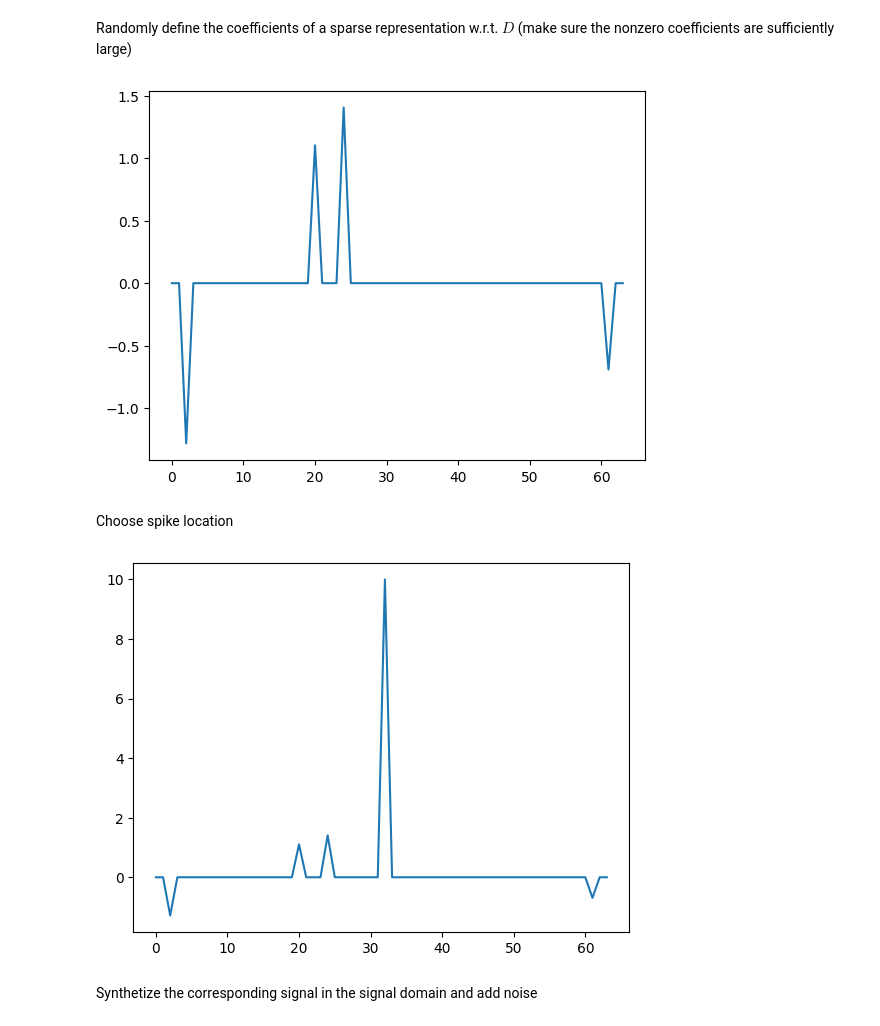
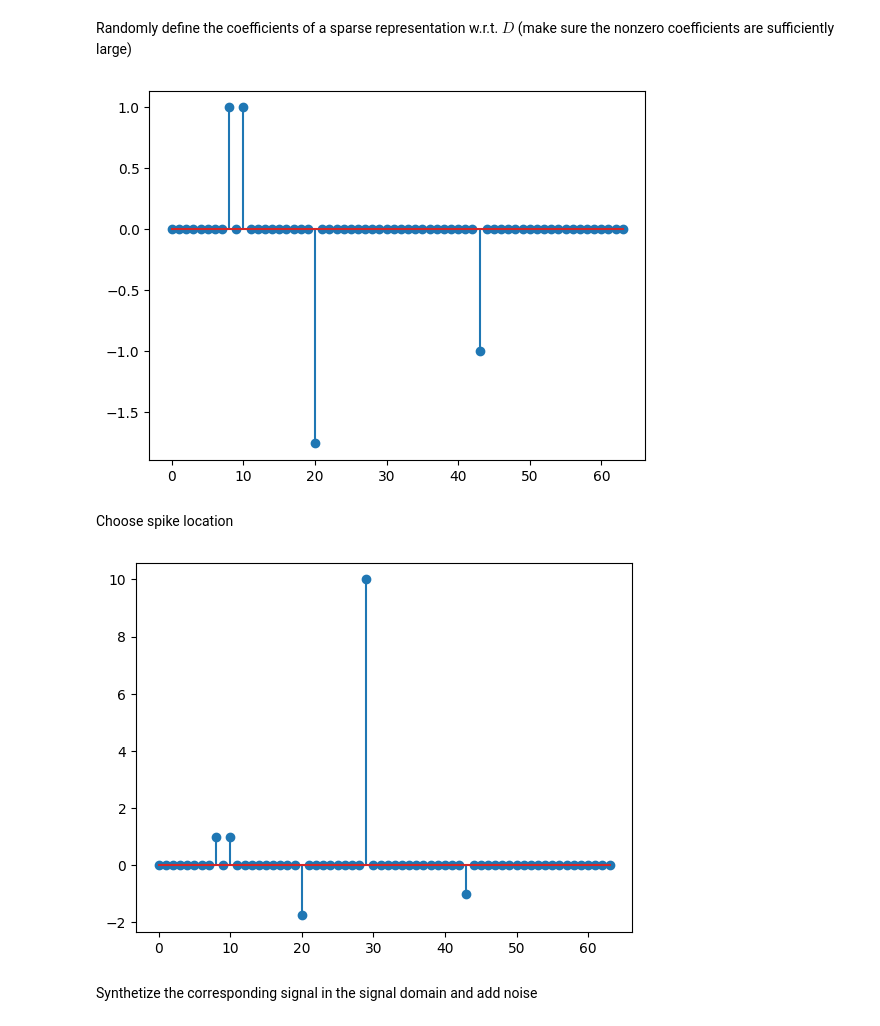
Before and after one commit to Ax-Time/m3ip-homework, a Jupyter notebook: labs/lez_7_matching_pursuit_variants.ipynb, the cells around one changed output. Cells and saved outputs as stored; diff of their text form; code cells hidden in the pictures.

```diff
--- a/labs/lez_7_matching_pursuit_variants.ipynb
+++ b/labs/lez_7_matching_pursuit_variants.ipynb
@@ -45,17 +39,18 @@ sigma_noise = 0.2
 Randomly define the coefficients of a sparse representation w.r.t. $D$ (make sure the nonzero coefficients are sufficiently large)
 # %%
 x0 = lib.Lsparse(N, L)
-plt.plot(x0);
+x0[np.abs(x0) < 1] = np.sign(x0[np.abs(x0) < 1])
+plt.stem(x0);
 # %% [output]
-[figure, old version]
+[figure, new version]
 # %% [markdown]
 Choose spike location
 # %%
 spikeLocation = np.random.choice(np.arange(N)[x0 == 0], 1).item()
 x0[spikeLocation] = 10
-plt.plot(x0);
+plt.stem(x0);
 # %% [output]
-[figure, old version]
+[figure, new version]
 # %% [markdown]
 Synthetize the corresponding signal in the signal domain and add noise
 # %%
```
Also changed, not shown: parts of 22 cells of this notebook, 1 other file.
